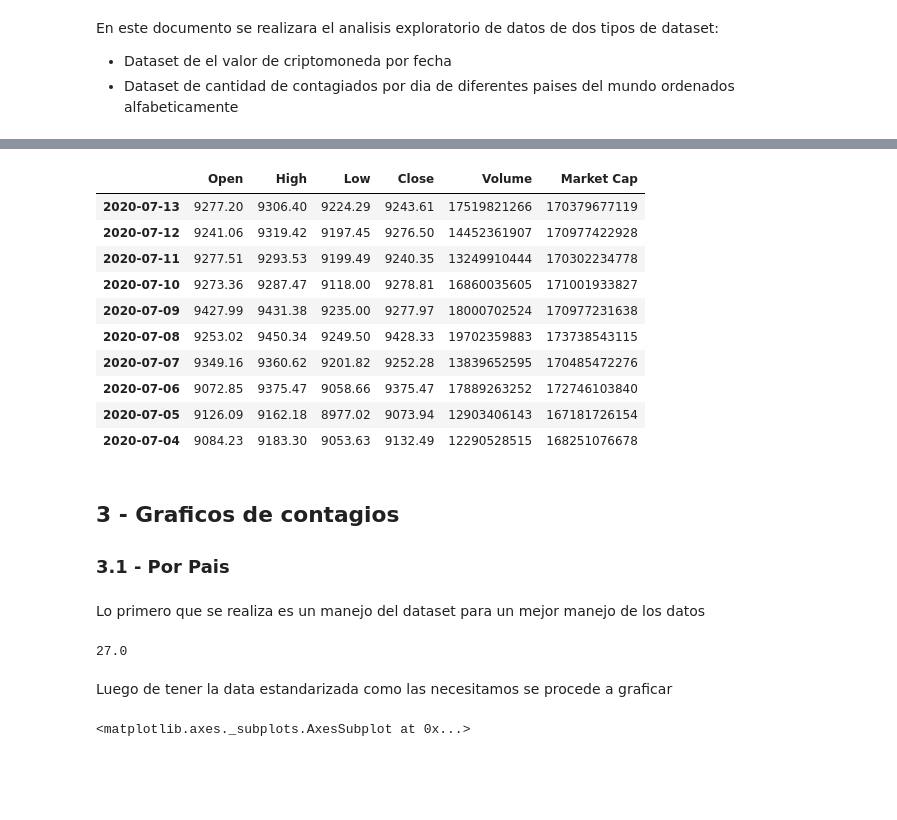
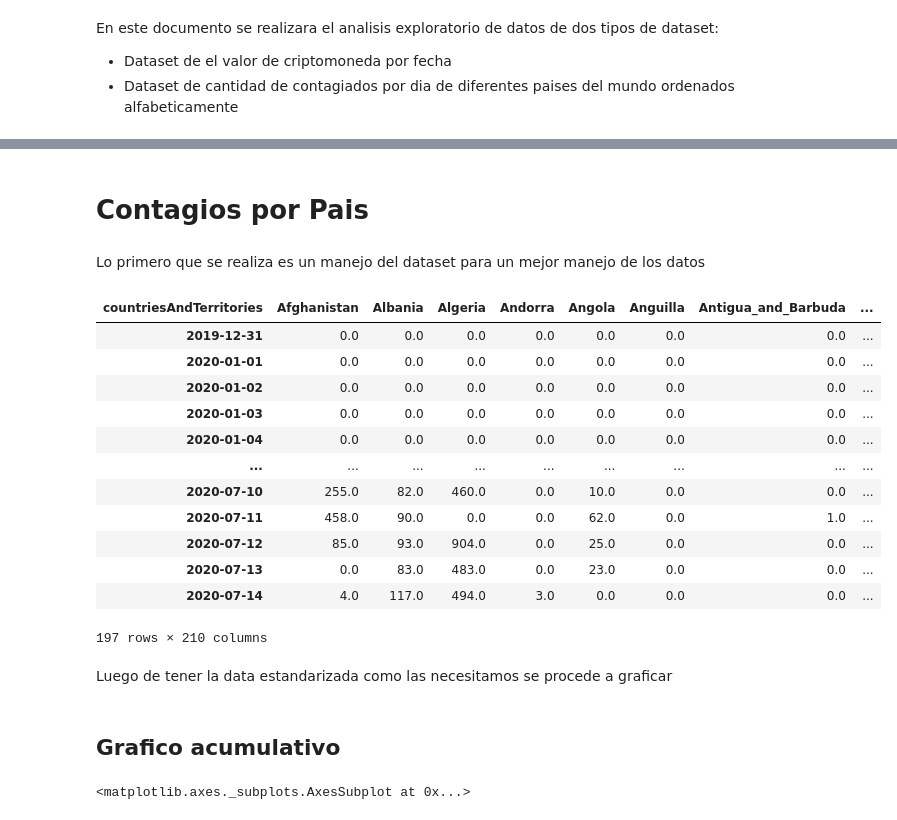
Before and after one commit to christiangfv/Proyecto_criptomonedas_covid19, a Jupyter notebook: CodelCOVID-19.ipynb, the cells around one changed output, grey strips where cells are left out. Saved outputs shown, nothing was run; the diff lists cells and outputs as text; code cells hidden in the pictures; blank space fills up the shorter version.

```diff
--- a/CodelCOVID-19.ipynb
+++ b/CodelCOVID-19.ipynb
@@ -71,36 +57,36 @@ df_eth.head(10)
-# %%
-df_btc.head(10)
-# %% [output]
-|  | Open | High | Low | Close | Volume | Market Cap |
-| 2020-07-13 | 9277.20 | 9306.40 | 9224.29 | 9243.61 | 17519821266 | 170379677119 |
-| 2020-07-12 | 9241.06 | 9319.42 | 9197.45 | 9276.50 | 14452361907 | 170977422928 |
-| 2020-07-11 | 9277.51 | 9293.53 | 9199.49 | 9240.35 | 13249910444 | 170302234778 |
-| 2020-07-10 | 9273.36 | 9287.47 | 9118.00 | 9278.81 | 16860035605 | 171001933827 |
-| 2020-07-09 | 9427.99 | 9431.38 | 9235.00 | 9277.97 | 18000702524 | 170977231638 |
-| 2020-07-08 | 9253.02 | 9450.34 | 9249.50 | 9428.33 | 19702359883 | 173738543115 |
-| 2020-07-07 | 9349.16 | 9360.62 | 9201.82 | 9252.28 | 13839652595 | 170485472276 |
-| 2020-07-06 | 9072.85 | 9375.47 | 9058.66 | 9375.47 | 17889263252 | 172746103840 |
-| 2020-07-05 | 9126.09 | 9162.18 | 8977.02 | 9073.94 | 12903406143 | 167181726154 |
-| 2020-07-04 | 9084.23 | 9183.30 | 9053.63 | 9132.49 | 12290528515 | 168251076678 |
-# %% [markdown]
-## 3 - Graficos de contagios ##
-### 3.1 - Por Pais ###
+# %% [markdown]
+# Contagios por Pais
 # %% [markdown]
 Lo primero que se realiza es un manejo del dataset para un mejor manejo de los datos
 # %%
 data_covid=pd.read_csv("dataset covid")
 
 #Se genera la fecha en el formato de datetime
 fecha=pd.to_datetime(data_covid["dateRep"],format="%d/%m/%Y")#"%d-%m-%Y")
 #Se transforma a indice de tiempo los valores generados anteriormente
 datetime_index = pd.DatetimeIndex(fecha.values)
 #Se setea como indice datetime_index
 data_covid = data_covid.set_index(datetime_index)
 #data_covid = data_covid.drop(columns=["dateRep"])
 data_covid=data_covid.pivot(columns="countriesAndTerritories",values="cases").fillna(0)
-data_covid.iloc[0].max()
+#data_covid.iloc[0].max()
+data_covid
 # %% [output]
+| countriesAndTerritories | Afghanistan | Albania | Algeria | Andorra | Angola | Anguilla | Antigua_and_Barbuda | ... |
+| 2019-12-31 | 0.0 | 0.0 | 0.0 | 0.0 | 0.0 | 0.0 | 0.0 | ... |
+| 2020-01-01 | 0.0 | 0.0 | 0.0 | 0.0 | 0.0 | 0.0 | 0.0 | ... |
+| 2020-01-02 | 0.0 | 0.0 | 0.0 | 0.0 | 0.0 | 0.0 | 0.0 | ... |
+| 2020-01-03 | 0.0 | 0.0 | 0.0 | 0.0 | 0.0 | 0.0 | 0.0 | ... |
+| 2020-01-04 | 0.0 | 0.0 | 0.0 | 0.0 | 0.0 | 0.0 | 0.0 | ... |
+| ... | ... | ... | ... | ... | ... | ... | ... | ... |
+| 2020-07-10 | 255.0 | 82.0 | 460.0 | 0.0 | 10.0 | 0.0 | 0.0 | ... |
+| 2020-07-11 | 458.0 | 90.0 | 0.0 | 0.0 | 62.0 | 0.0 | 1.0 | ... |
+| 2020-07-12 | 85.0 | 93.0 | 904.0 | 0.0 | 25.0 | 0.0 | 0.0 | ... |
+| 2020-07-13 | 0.0 | 83.0 | 483.0 | 0.0 | 23.0 | 0.0 | 0.0 | ... |
+| 2020-07-14 | 4.0 | 117.0 | 494.0 | 3.0 | 0.0 | 0.0 | 0.0 | ... |
-27.0
+197 rows × 210 columns
 # %% [markdown]
 Luego de tener la data estandarizada como las necesitamos se procede a graficar
+# %% [markdown]
+## Grafico acumulativo
 # %%
```
Also changed, not shown: parts of 10 cells of this notebook.
